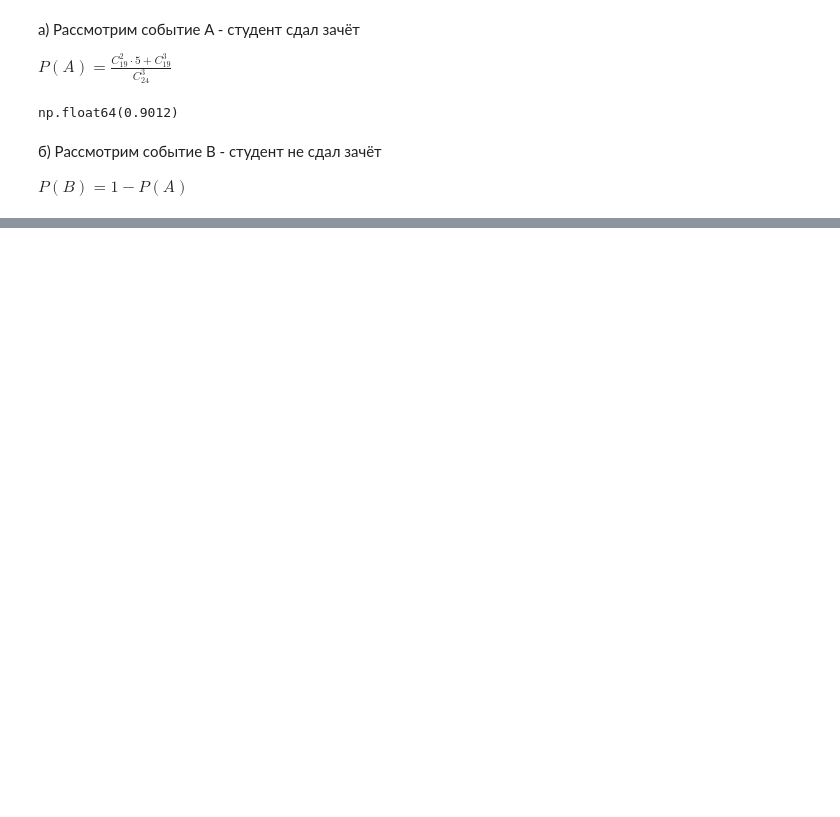
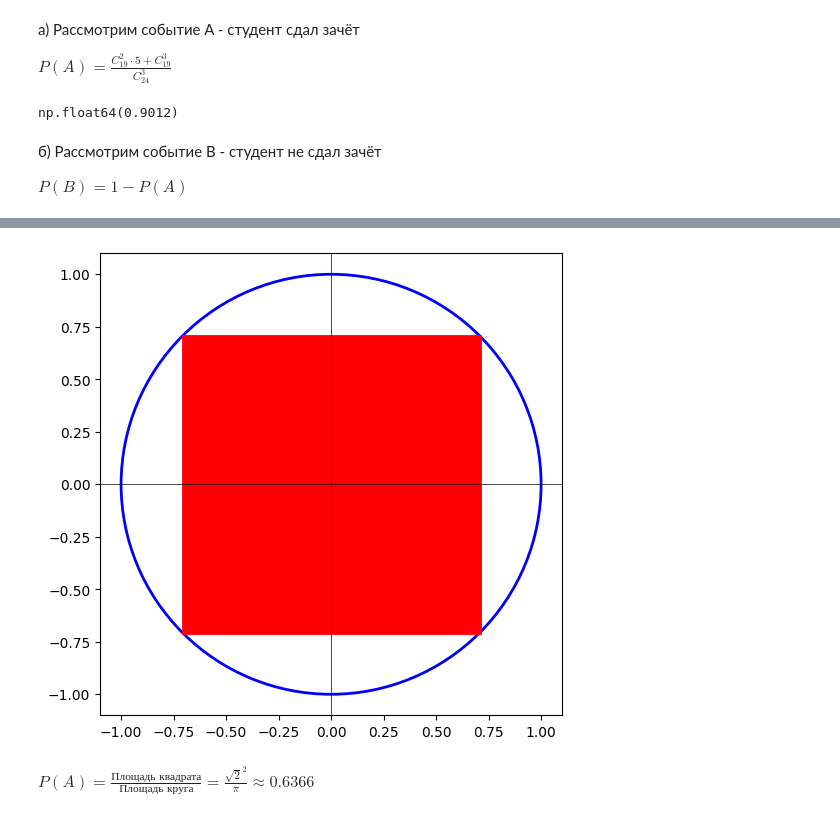
Before and after one commit to atrepalin/Probability-Threory-RSREU, a Jupyter notebook: tasks.ipynb, the cells around one changed output, grey strips where cells are left out. Saved outputs shown, nothing was run; the diff lists cells and outputs as text; code cells hidden in the pictures; blank space fills up the shorter version.

```diff
--- a/tasks.ipynb
+++ b/tasks.ipynb
@@ -81,0 +246,32 @@ $P(B) = 1 - P(A)$
+# %%
+import matplotlib.pyplot as plt
+import numpy as np
+
+R = 1
+
+fig, ax = plt.subplots(figsize=(6,6))
+
+circle = plt.Circle((0, 0), R, fill=False, color='blue', linewidth=2)
+ax.add_artist(circle)
+
+side = np.sqrt(2) * R
+half_side = side / 2
+
+square = plt.Polygon([[-half_side, -half_side],
+                      [-half_side, half_side],
+                      [half_side, half_side],
+                      [half_side, -half_side]],
+                     fill=True, color='red', linewidth=2)
+ax.add_patch(square)
+
+ax.set_xlim(-1.1 * R, 1.1 * R)
+ax.set_ylim(-1.1 * R, 1.1 * R)
+ax.set_aspect('equal', adjustable='box')
+ax.axhline(0, color='black', linewidth=0.5)
+ax.axvline(0, color='black', linewidth=0.5)
+
+plt.show()
+# %% [output]
+[figure, added]
+# %% [markdown]
+$P(A) = \frac{\text{Площадь квадрата}}{\text{Площадь круга}} = \frac{\sqrt{2} ^ 2}{\pi} \approx 0.6366$
```
Also changed, not shown: parts of 26 cells of this notebook, 8 other files.
